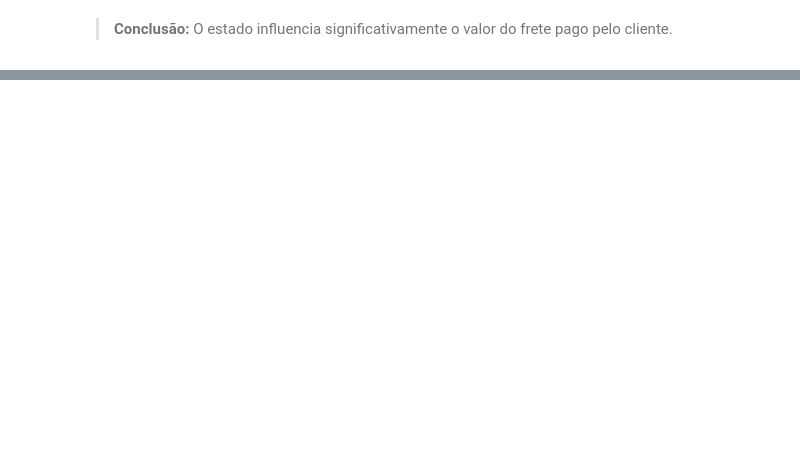
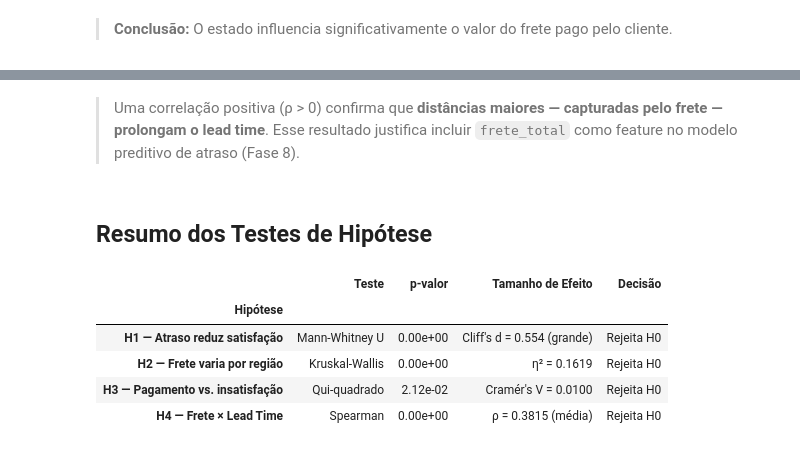
Before and after one commit to jaimejrs/olist-logistics-prediction, a Jupyter notebook: notebooks/02_estatistica.ipynb, the cells around one changed output, grey strips where cells are left out. Cells and saved outputs as stored; diff of their text form; code cells hidden in the pictures; blank space fills up the shorter version.

```diff
--- a/notebooks/02_estatistica.ipynb
+++ b/notebooks/02_estatistica.ipynb
@@ -75,3 +75,19 @@ Mediana de estrelas (Atrasado): 2.0
 P-Valor: 0.000e+00
 # %% [markdown]
 > **Conclusão:** Rejeitamos a Hipótese Nula (H0)! O atraso comprovadamente reduz a nota do cliente de forma ESTATISTICAMENTE SIGNIFICATIVA.
+# %%
+# Tamanho de efeito — Cliff's Delta
+n0_h1, n1_h1 = len(g0), len(g1)
+p_h1 = p  # preserva p-valor de H1 antes do H2 sobrescrever 'p'
+
+cliff_d = (2 * stat - n0_h1 * n1_h1) / (n0_h1 * n1_h1)
+
+def cliff_magnitude(d):
+    d = abs(d)
+    if d < 0.147: return "negligível"
+    if d < 0.330: return "pequeno"
+    if d < 0.474: return "médio"
+    return "grande"
+
+print(f"Cliff's Delta = {cliff_d:.3f}  →  efeito {cliff_magnitude(cliff_d)}")
+print(f"Em {abs(cliff_d)*100:.1f}% dos pares, nota de pedidos no prazo > nota de atrasados.")
@@ -105,0 +264,45 @@ Kruskal-Wallis P-Valor: 0.000e+00
+# %% [markdown]
+> Uma correlação positiva (ρ > 0) confirma que **distâncias maiores — capturadas pelo frete — prolongam o lead time**. Esse resultado justifica incluir `frete_total` como feature no modelo preditivo de atraso (Fase 8).
+# %% [markdown]
+## Resumo dos Testes de Hipótese
+# %%
+resumo = pd.DataFrame([
+    {
+        "Hipótese": "H1 — Atraso reduz satisfação",
+        "Teste": "Mann-Whitney U",
+        "p-valor": f"{p_h1:.2e}",
+        "Tamanho de Efeito": f"Cliff's d = {cliff_d:.3f} ({cliff_magnitude(cliff_d)})",
+        "Decisão": "Rejeita H0" if p_h1 < 0.05 else "Não rejeita H0",
+    },
+    {
+        "Hipótese": "H2 — Frete varia por região",
+        "Teste": "Kruskal-Wallis",
+        "p-valor": f"{p_h2:.2e}",
+        "Tamanho de Efeito": f"η² = {eta_sq:.4f}",
+        "Decisão": "Rejeita H0" if p_h2 < 0.05 else "Não rejeita H0",
+    },
+    {
+        "Hipótese": "H3 — Pagamento vs. insatisfação",
+        "Teste": "Qui-quadrado",
+        "p-valor": f"{p_h3:.2e}",
+        "Tamanho de Efeito": f"Cramér's V = {cramer_v:.4f}",
+        "Decisão": "Rejeita H0" if p_h3 < 0.05 else "Não rejeita H0",
+    },
+    {
+        "Hipótese": "H4 — Frete × Lead Time",
+        "Teste": "Spearman",
+        "p-valor": f"{p_h4:.2e}",
+        "Tamanho de Efeito": f"ρ = {rho_h4:.4f} ({magnitude_rho})",
+        "Decisão": "Rejeita H0" if p_h4 < 0.05 else "Não rejeita H0",
+    },
+])
+
+resumo.set_index("Hipótese", inplace=True)
+resumo
+# %% [output]
+|  | Teste | p-valor | Tamanho de Efeito | Decisão |
+| Hipótese |  |  |  |  |
+| H1 — Atraso reduz satisfação | Mann-Whitney U | 0.00e+00 | Cliff's d = 0.554 (grande) | Rejeita H0 |
+| H2 — Frete varia por região | Kruskal-Wallis | 0.00e+00 | η² = 0.1619 | Rejeita H0 |
+| H3 — Pagamento vs. insatisfação | Qui-quadrado | 2.12e-02 | Cramér's V = 0.0100 | Rejeita H0 |
+| H4 — Frete × Lead Time | Spearman | 0.00e+00 | ρ = 0.3815 (média) | Rejeita H0 |
```
Also changed, not shown: parts of 11 cells of this notebook, 5 other files.
